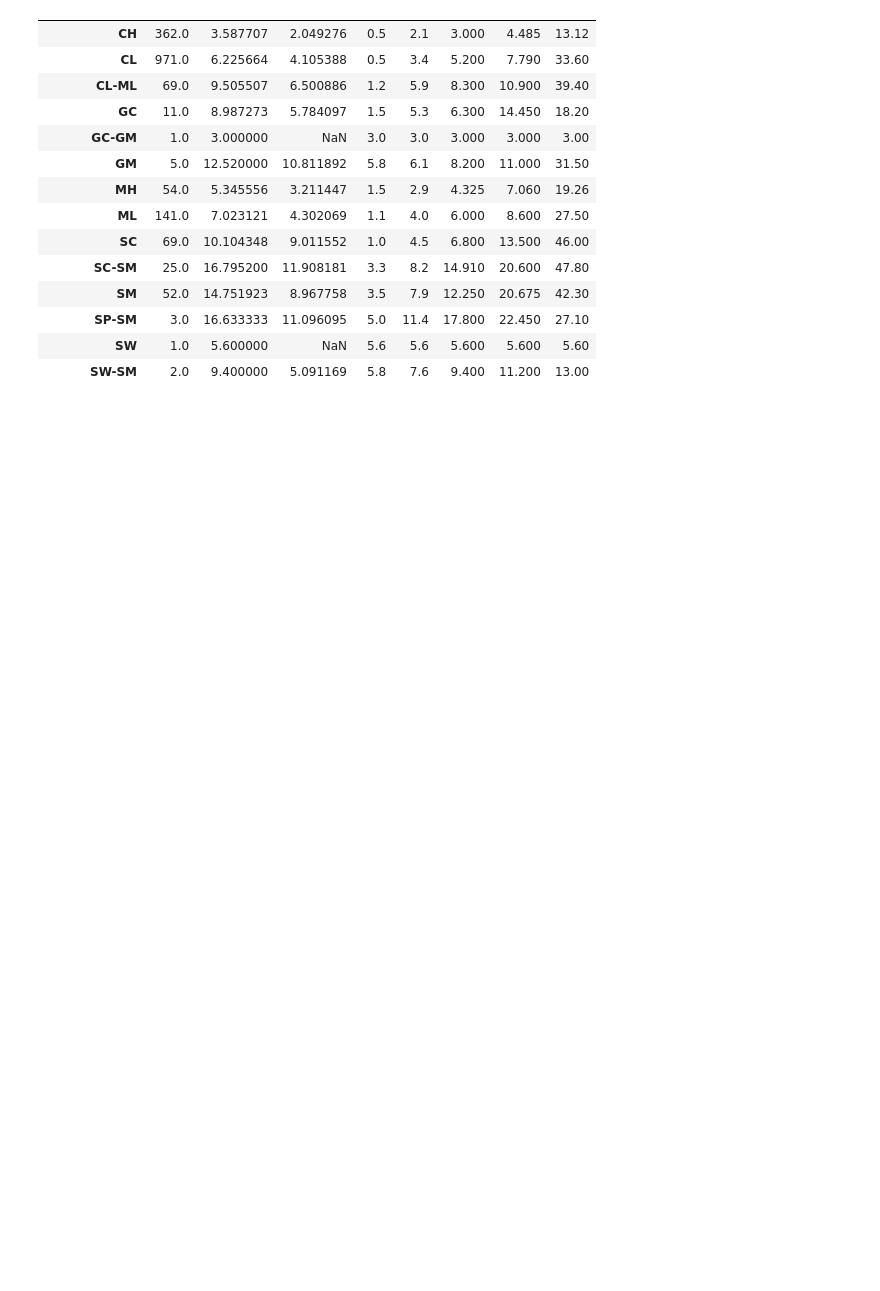
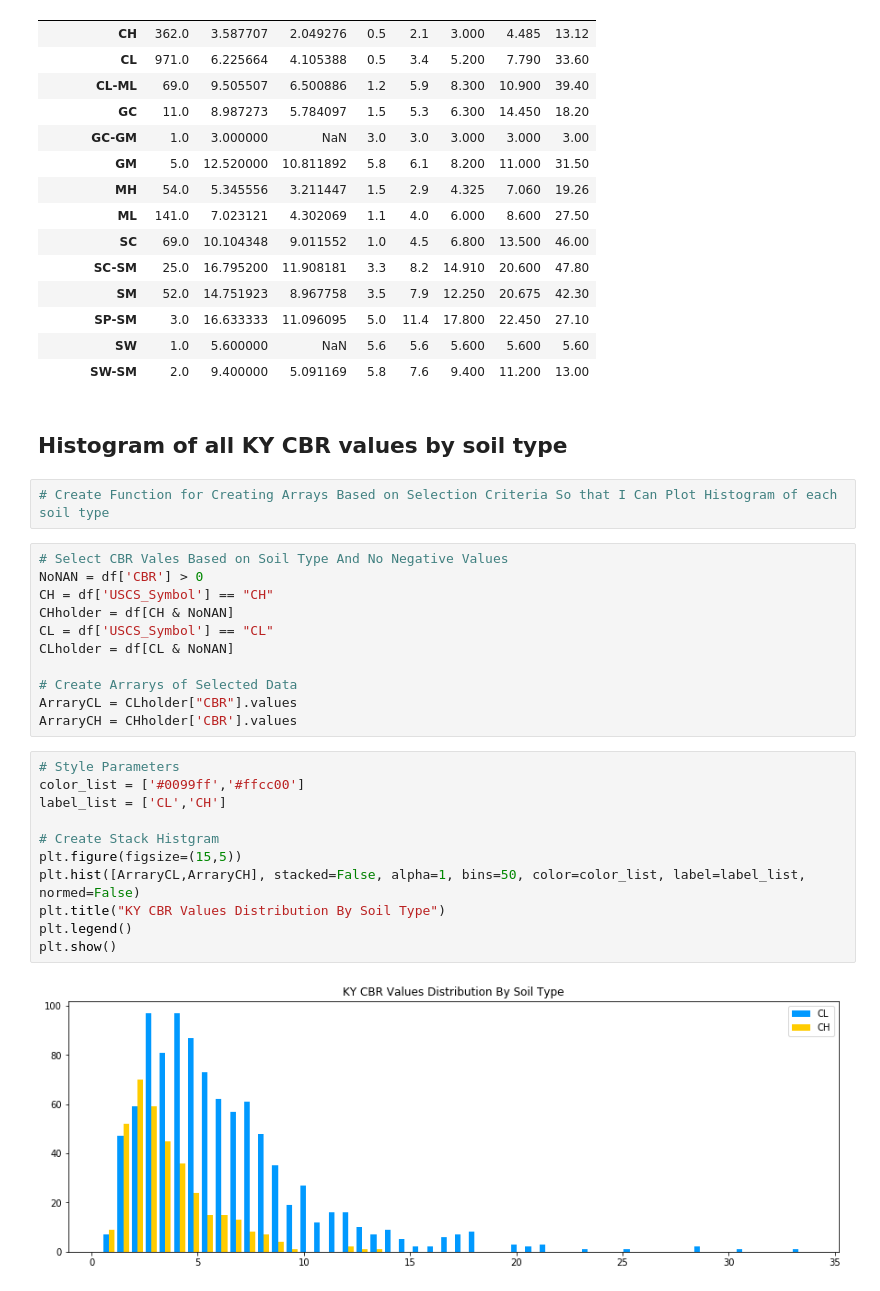
Before and after one commit to claytoncook12/KYTC-CBRAnalysis, a Jupyter notebook: KYTC CBR Data Analysis.ipynb, the cells around one changed output. Drawn from its saved outputs; the diff is of its cells as text; blank space fills up the shorter version.

```diff
--- a/KYTC CBR Data Analysis.ipynb
+++ b/KYTC CBR Data Analysis.ipynb
@@ -115,3 +115,31 @@ byUSCS['CBR'].describe()
 | SP-SM | 3.0 | 16.633333 | 11.096095 | 5.0 | 11.4 | 17.800 | 22.450 | 27.10 |
 | SW | 1.0 | 5.600000 | NaN | 5.6 | 5.6 | 5.600 | 5.600 | 5.60 |
 | SW-SM | 2.0 | 9.400000 | 5.091169 | 5.8 | 7.6 | 9.400 | 11.200 | 13.00 |
+# %% [markdown]
+## Histogram of all KY CBR values by soil type
+# %%
+# Create Function for Creating Arrays Based on Selection Criteria So that I Can Plot Histogram of each soil type
+# %%
+# Select CBR Vales Based on Soil Type And No Negative Values
+NoNAN = df['CBR'] > 0
+CH = df['USCS_Symbol'] == "CH"
+CHholder = df[CH & NoNAN]
+CL = df['USCS_Symbol'] == "CL"
+CLholder = df[CL & NoNAN]
+
+# Create Arrarys of Selected Data
+ArraryCL = CLholder["CBR"].values
+ArraryCH = CHholder['CBR'].values
+# %%
+# Style Parameters
+color_list = ['#0099ff','#ffcc00']
+label_list = ['CL','CH']
+
+# Create Stack Histgram
+plt.figure(figsize=(15,5))
+plt.hist([ArraryCL,ArraryCH], stacked=False, alpha=1, bins=50, color=color_list, label=label_list, normed=False)
+plt.title("KY CBR Values Distribution By Soil Type")
+plt.legend()
+plt.show()
+# %% [output]
+[figure, added]
```
Also changed, not shown: parts of 4 cells of this notebook.
